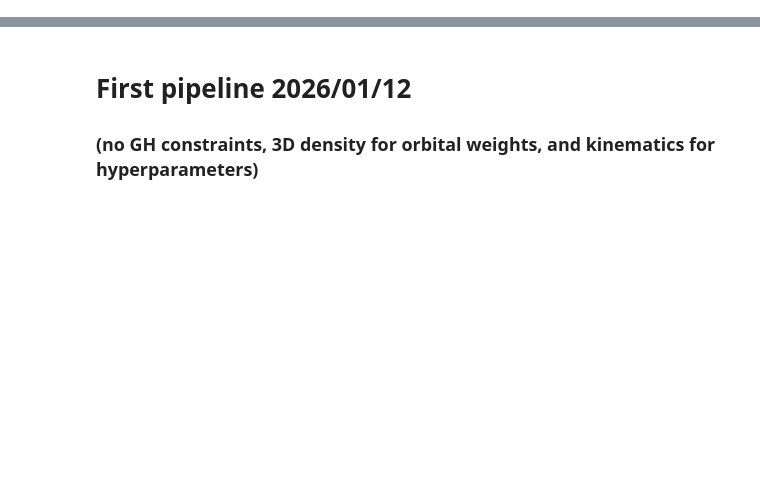
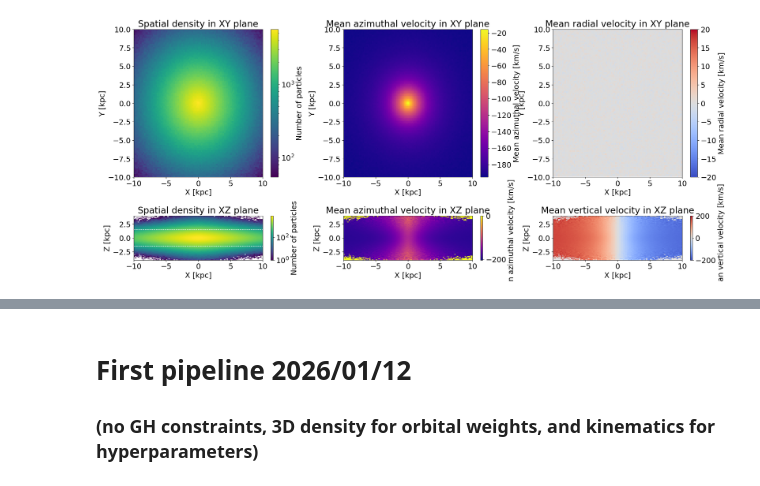
Before and after one commit to David-Chemaly/SchwarMAX, a Jupyter notebook: main.ipynb, the cells around one changed output, grey strips where cells are left out. Saved outputs shown, nothing was run; the diff lists cells and outputs as text; code cells hidden in the pictures; blank space fills up the shorter version.

```diff
--- a/main.ipynb
+++ b/main.ipynb
@@ -0,0 +34,83 @@
+# %%
+x, y, z, vx, vy, vz = posvel.T
+x, vx = -x, -vx
+R, phi, z = np.sqrt(x**2 + y**2), np.arctan2(y, x), z
+vR = (x*vx + y*vy) / R
+vphi = (x*vy - y*vx) / R
+vz = vz
+
+ground_truth_params = {
+        'halo_params':{
+            'logM': logM_NFW,
+            'scaleRadius': scaleRadius_NFW
+        },
+        'disc_params':{
+            'logM': logM_disc,
+            'scaleRadius': scaleRadius_disc,
+            'scaleHeight': scaleHeight_disc,
+            'sigmaR0': sigmaR0,
+            'R_sigmaR': R_sigmaR
+        }
+    }
+
+data_mock = {
+    'x':x,
+    'y':y,
+    'z':z,
+    'vx':vx,
+    'vy':vy,
+    'vz':vz,
+    'mass':mass,
+    'ground_truth': ground_truth_params
+}
+
+with open('/home/hz420/python_script/SchwarMAX/mock_axisymmetric_disc_potential_params.pkl', 'wb') as f:
+    pickle.dump(ground_truth_params, f)
+
+with open('/data/hz420-2/SchwarMAX/mock_axisymmetric_disc.pkl', 'wb') as f:
+    pickle.dump(data_mock, f)
+
+fig, ax = plt.subplots(2,3, figsize = (25, 10), gridspec_kw={'hspace':0.4, 'wspace':0.3, 'height_ratios': [1,0.3]})
+
+H, xedges, yedges = np.histogram2d(x, y, bins=100, range=[[-10,10],[-10,10]])
+H_vR = np.histogram2d(x, y, bins=100, range=[[-10,10],[-10,10]], weights=vR)[0] / (H + 1e-8)
+H_vphi = np.histogram2d(x, y, bins=100, range=[[-10,10],[-10,10]], weights=vphi)[0] / (H + 1e-8)
+
+cb = ax[0,0].pcolormesh(xedges, yedges, H.T, norm=mpl.colors.LogNorm(), cmap='viridis')
+fig.colorbar(cb, ax=ax[0,0], label='Number of particles')
+ax[0,0].set_title('Spatial density in XY plane')
+ax[0,0].set_xlabel('X [kpc]')
+ax[0,0].set_ylabel('Y [kpc]')
+cb2 = ax[0,1].pcolormesh(xedges, yedges, H_vphi.T, cmap='plasma')
+fig.colorbar(cb2, ax=ax[0,1], label='Mean azimuthal velocity [km/s]')
+ax[0,1].set_title('Mean azimuthal velocity in XY plane')
+ax[0,1].set_xlabel('X [kpc]')
+ax[0,1].set_ylabel('Y [kpc]')
+cb3 = ax[0,2].pcolormesh(xedges, yedges, H_vR.T, cmap='coolwarm', vmin = -20, vmax = 20)
+fig.colorbar(cb3, ax=ax[0,2], label='Mean radial velocity [km/s]')
+ax[0,2].set_title('Mean radial velocity in XY plane')
+ax[0,2].set_xlabel('X [kpc]')
+ax[0,2].set_ylabel('Y [kpc]')
+
+H, xedges, yedges = np.histogram2d(x, z, bins=100, range=[[-10,10],[-4,4]])
+H_vy = np.histogram2d(x, z, bins=100, range=[[-10,10],[-4,4]], weights=vy)[0] / (H + 1e-8)
+H_vphi = np.histogram2d(x, z, bins=100, range=[[-10,10],[-4,4]], weights=vphi)[0] / (H + 1e-8)
+
+cb4 = ax[1,0].pcolormesh(xedges, yedges, H.T, norm=mpl.colors.LogNorm(), cmap='viridis')
+fig.colorbar(cb4, ax=ax[1,0], label='Number of particles')
+ax[1,0].set_title('Spatial density in XZ plane')
+ax[1,0].set_xlabel('X [kpc]')
+ax[1,0].set_ylabel('Z [kpc]')
+ax[1,0].axhline(1.5, color='white', linestyle='--', linewidth=1)
+ax[1,0].axhline(-1.5, color='white', linestyle='--', linewidth=1)
+cb5 = ax[1,1].pcolormesh(xedges, yedges, H_vphi.T, cmap='plasma')
+fig.colorbar(cb5, ax=ax[1,1], label='Mean azimuthal velocity [km/s]')
+ax[1,1].set_title('Mean azimuthal velocity in XZ plane')
+ax[1,1].set_xlabel('X [kpc]')
+ax[1,1].set_ylabel('Z [kpc]')
+cb6 = ax[1,2].pcolormesh(xedges, yedges, H_vy.T, cmap='coolwarm', vmin = -200, vmax = 200)
+fig.colorbar(cb6, ax=ax[1,2], label='Mean vertical velocity [km/s]')
+ax[1,2].set_title('Mean vertical velocity in XZ plane')
+ax[1,2].set_xlabel('X [kpc]')
+ax[1,2].set_ylabel('Z [kpc]')
+# %% [output]
@@ -0,0 +118 @@
+[figure, added]
```
Also changed, not shown: parts of 36 cells of this notebook, 13 other files.
